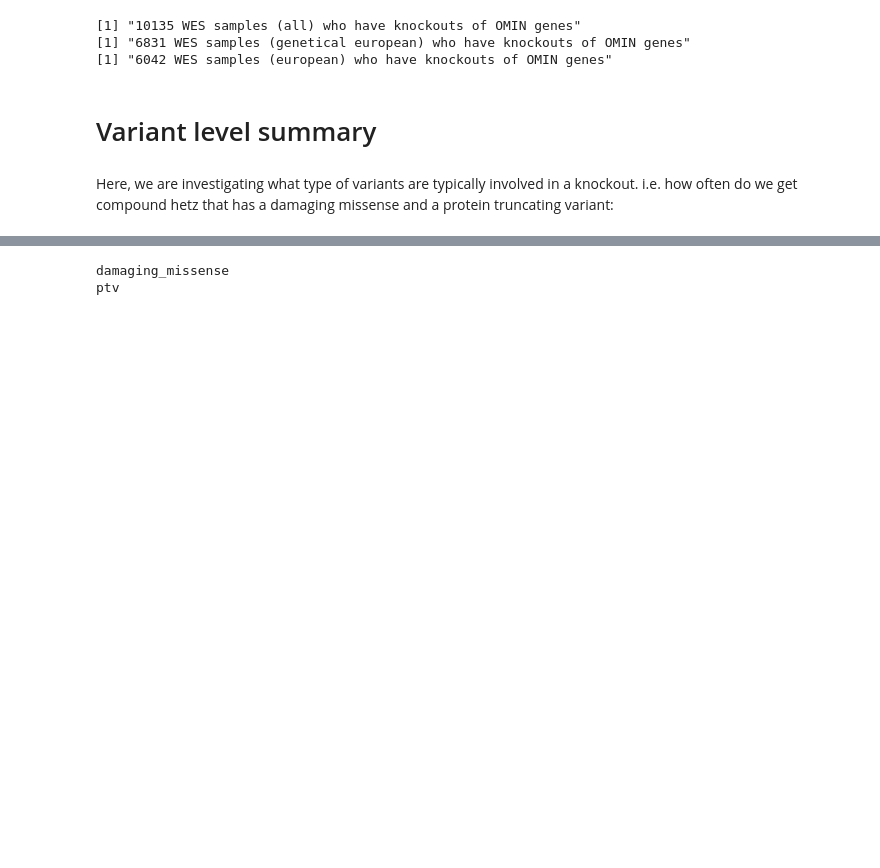
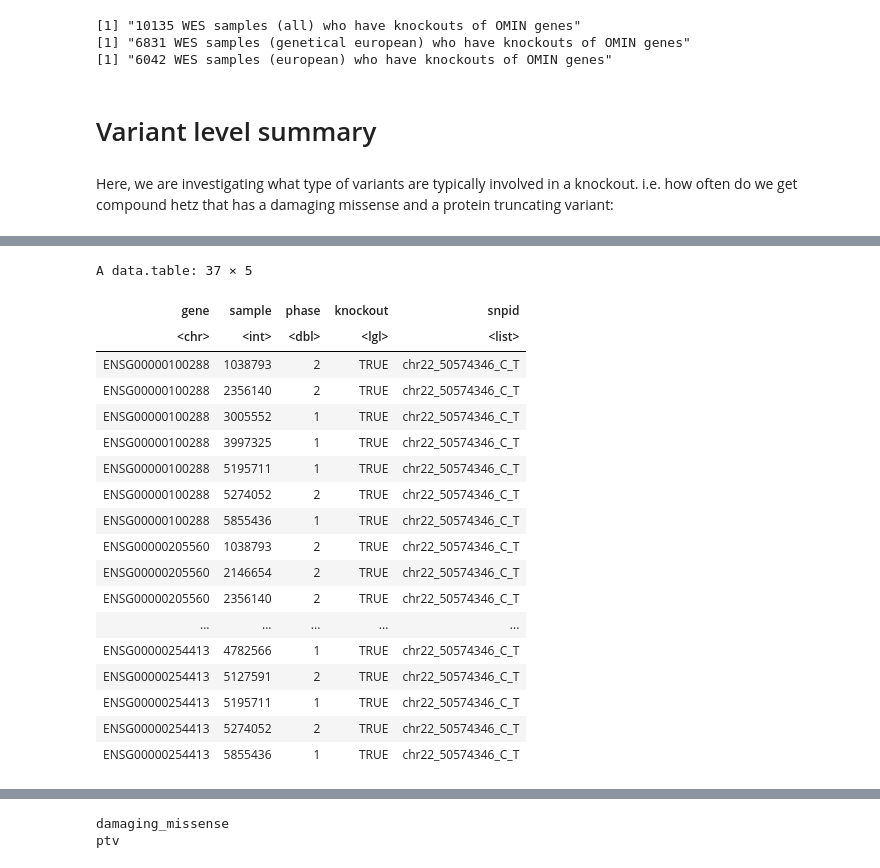
Before and after one commit to frhl/wes_ko_ukbb, a Jupyter notebook: notebooks/210923_knockout_summary.ipynb, the cells around one changed output, grey strips where cells are left out. Drawn from its saved outputs; the diff is of its cells as text; code cells hidden in the pictures; blank space fills up the shorter version.

```diff
--- a/notebooks/210923_knockout_summary.ipynb
+++ b/notebooks/210923_knockout_summary.ipynb
@@ -217,0 +267,27 @@ hail_variants <- unpack_hail_rows(dfv)
+# %%
+#info <- extract_hail_field(format_from_hail(dfv$info))
+
+
+dt_ch[dt_ch$snpid %in% "chr22_50574346_C_T", ]
+
+#"chr22_50572219_A_G"
+# %% [output]
+A data.table: 37 × 5
+| gene | sample | phase | knockout | snpid |
+| <chr> | <int> | <dbl> | <lgl> | <list> |
+| ENSG00000100288 | 1038793 | 2 | TRUE | chr22_50574346_C_T |
+| ENSG00000100288 | 2356140 | 2 | TRUE | chr22_50574346_C_T |
+| ENSG00000100288 | 3005552 | 1 | TRUE | chr22_50574346_C_T |
+| ENSG00000100288 | 3997325 | 1 | TRUE | chr22_50574346_C_T |
+| ENSG00000100288 | 5195711 | 1 | TRUE | chr22_50574346_C_T |
+| ENSG00000100288 | 5274052 | 2 | TRUE | chr22_50574346_C_T |
+| ENSG00000100288 | 5855436 | 1 | TRUE | chr22_50574346_C_T |
+| ENSG00000205560 | 1038793 | 2 | TRUE | chr22_50574346_C_T |
+| ENSG00000205560 | 2146654 | 2 | TRUE | chr22_50574346_C_T |
+| ENSG00000205560 | 2356140 | 2 | TRUE | chr22_50574346_C_T |
+| ... | ... | ... | ... | ... |
+| ENSG00000254413 | 4782566 | 1 | TRUE | chr22_50574346_C_T |
+| ENSG00000254413 | 5127591 | 2 | TRUE | chr22_50574346_C_T |
+| ENSG00000254413 | 5195711 | 1 | TRUE | chr22_50574346_C_T |
+| ENSG00000254413 | 5274052 | 2 | TRUE | chr22_50574346_C_T |
+| ENSG00000254413 | 5855436 | 1 | TRUE | chr22_50574346_C_T |
```
Also changed, not shown: parts of 12 cells of this notebook, 7 other files.
